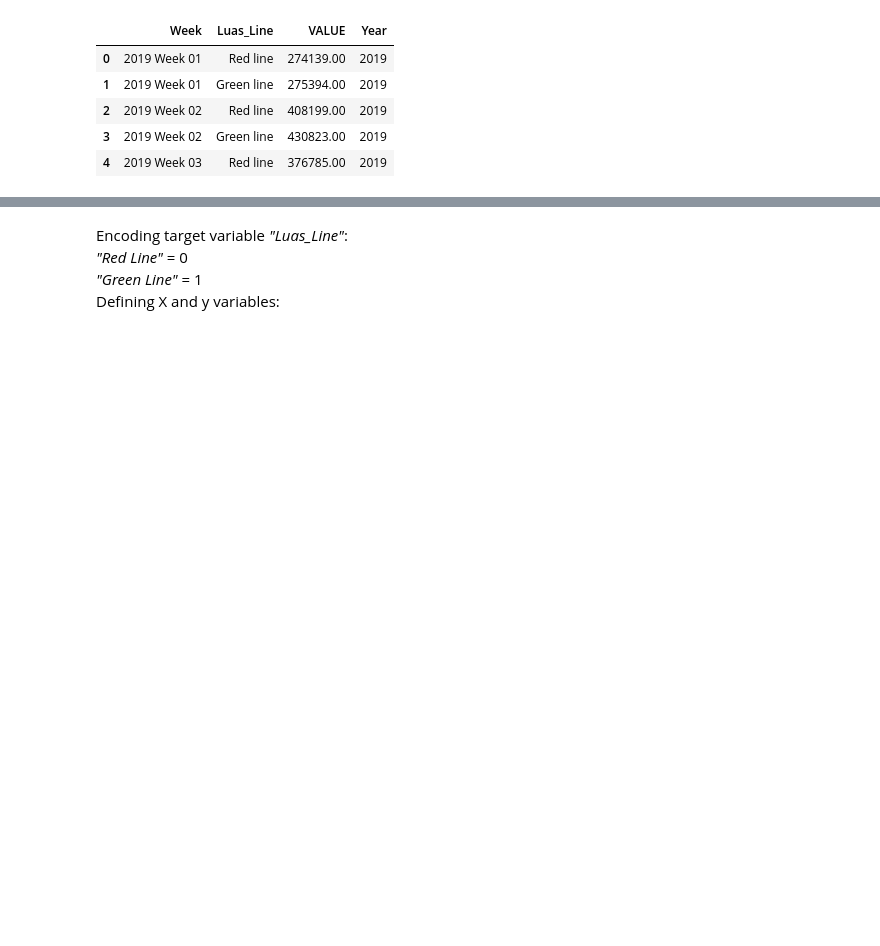
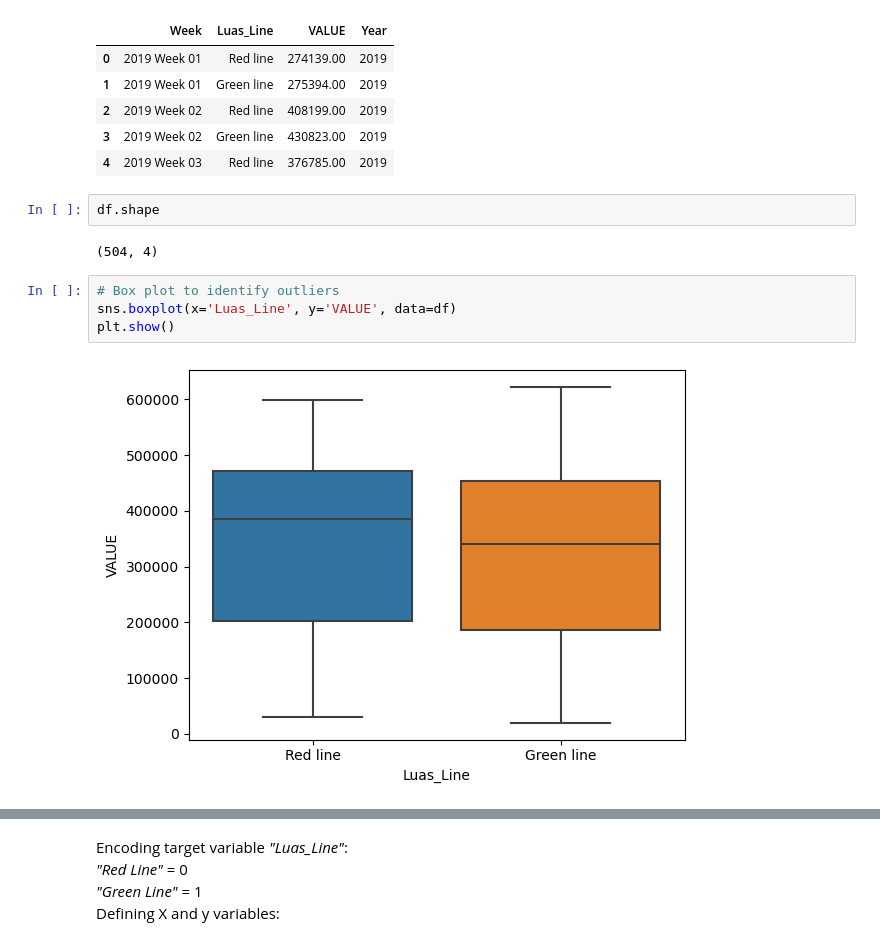
Before and after one commit to JoseRicoCct/CA2_Integrated_Assesment_MSc_Data_Analytics_CCT_Semester_1, a Jupyter notebook: CA2_ML_Code_sba23021_ML_Models.ipynb, the cells around one changed output, grey strips where cells are left out. Drawn from its saved outputs; the diff is of its cells as text; blank space fills up the shorter version.

```diff
--- a/CA2_ML_Code_sba23021_ML_Models.ipynb
+++ b/CA2_ML_Code_sba23021_ML_Models.ipynb
@@ -27,3 +27,13 @@ df.head()
 | 2 | 2019 Week 02 | Red line | 408199.00 | 2019 |
 | 3 | 2019 Week 02 | Green line | 430823.00 | 2019 |
 | 4 | 2019 Week 03 | Red line | 376785.00 | 2019 |
+# %%
+df.shape
+# %% [output]
+(504, 4)
+# %%
+# Box plot to identify outliers
+sns.boxplot(x='Luas_Line', y='VALUE', data=df)
+plt.show()
+# %% [output]
+[figure, added]
```
Also changed, not shown: parts of 10 cells of this notebook, 1 other file.
